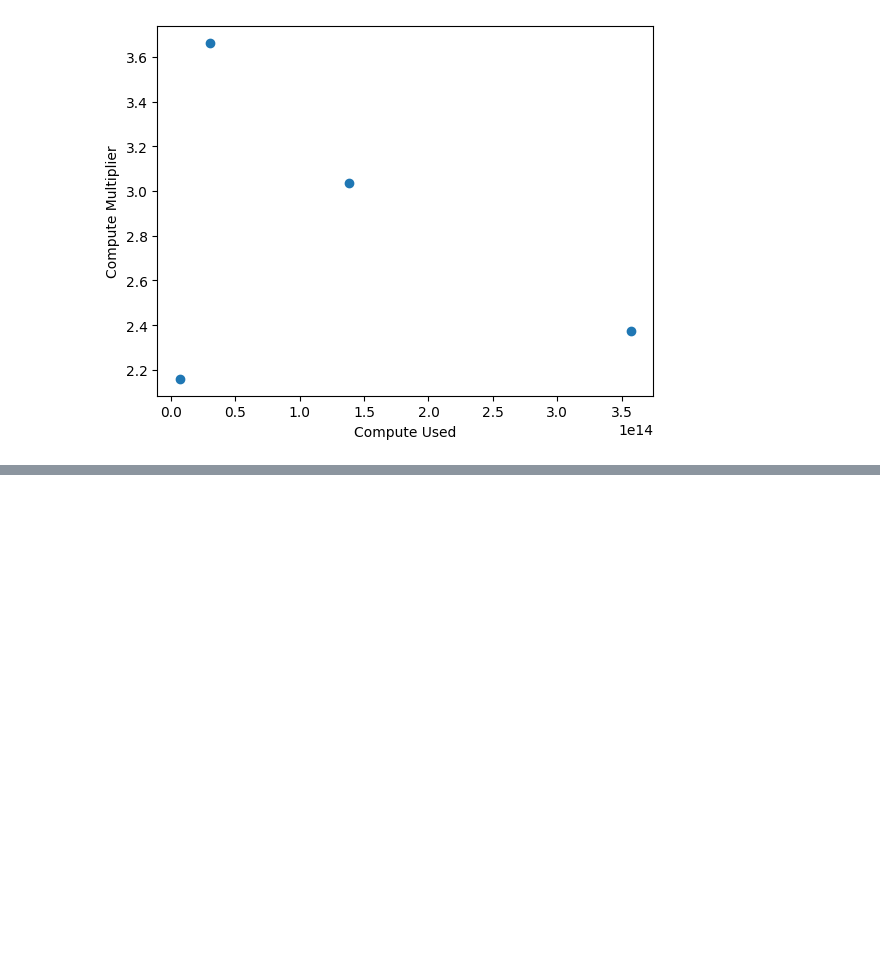
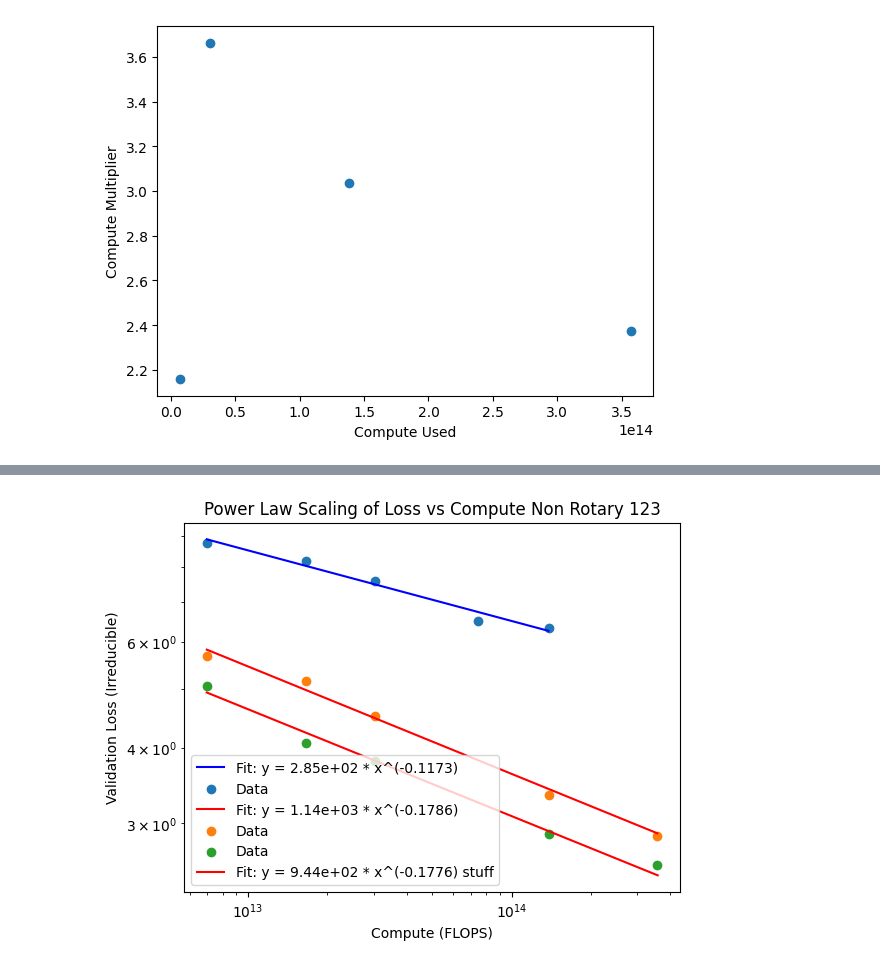
Before and after one commit to hansgundlach/Experimental_Progress, a Jupyter notebook: experimental_analysis/scaling_law_analysis.ipynb, the cells around one changed output, grey strips where cells are left out. Saved outputs shown, nothing was run; the diff lists cells and outputs as text; code cells hidden in the pictures; blank space fills up the shorter version.

```diff
--- a/experimental_analysis/scaling_law_analysis.ipynb
+++ b/experimental_analysis/scaling_law_analysis.ipynb
@@ -186,0 +269,75 @@ plt.show()
+# %%
+experiment_16_no_rotary_123 = pd.read_csv('../experimental_data_folder/Hidden_Dim_Scaling_No_Rotary_123/16d_no_rotary_123.csv')
+experiment_32_no_rotary_123 = pd.read_csv('../experimental_data_folder/Hidden_Dim_Scaling_No_Rotary_123/32d_no_rotary_123.csv')
+experiment_24_no_rotary_123 = pd.read_csv('../experimental_data_folder/Hidden_Dim_Scaling_No_Rotary_123/24d_no_rotary_123.csv')
+experiment_64_no_rotary_123 = pd.read_csv('../experimental_data_folder/Hidden_Dim_Scaling_No_Rotary_123/64d_no_rotary_123.csv')
+experiment_96_no_rotary_123 = pd.read_csv('../experimental_data_folder/Hidden_Dim_Scaling_No_Rotary_123/96d_no_rotary_123.csv')
+
+last_line_16_no_rotary_123 = experiment_16_no_rotary_123.iloc[-1]
+last_line_24_no_rotary_123 = experiment_24_no_rotary_123.iloc[-1]
+last_line_32_no_rotary_123 = experiment_32_no_rotary_123.iloc[-1]
+last_line_64_no_rotary_123 = experiment_64_no_rotary_123.iloc[-1]
+last_line_96_no_rotary_123 = experiment_96_no_rotary_123.iloc[-1]
+
+print(last_line_16_no_rotary_123)
+print(last_line_32_no_rotary_123)
+print(last_line_64_no_rotary_123)
+print(last_line_96_no_rotary_123)
+
+
+final_val_loss = [last_line_16_no_rotary_123['validation_loss'], last_line_24_no_rotary_123['validation_loss'], last_line_32_no_rotary_123['validation_loss'], last_line_64_no_rotary_123['validation_loss'], last_line_96_no_rotary_123['validation_loss']]
+final_compute = [last_line_16_no_rotary_123['total_flops_profiler'], last_line_24_no_rotary_123['total_flops_profiler'], last_line_32_no_rotary_123['total_flops_profiler'], last_line_64_no_rotary_123['total_flops_profiler'], last_line_96_no_rotary_123['total_flops_profiler']]
+
+
+import numpy as np
+from scipy.optimize import curve_fit
+
+
+final_compute = final_compute
+final_val_loss_irreducible = final_val_loss
+final_val_loss_irreducible = [val - 1.76 for val in final_val_loss_irreducible]
+
+def power_law(x, a, b):
+    return a * np.power(x, b)
+#fit a power law to the data
+x_data = np.array(final_compute)
+y_data = np.array(final_val_loss_irreducible)
+
+# Fit the power law
+params, covariance = curve_fit(power_law, x_data, y_data)
+a_no_rotary, b_no_rotary = params
+print(f"Power law fit: y = {a_no_rotary:.4e} * x^({b_no_rotary:.4f})")
+
+# Generate fitted curve for plotting
+x_fit_no_rotary_123 = np.logspace(np.log10(min(x_data)), np.log10(max(x_data)), 100)
+y_fit_no_rotary_123 = power_law(x_fit_no_rotary_123, a_no_rotary, b_no_rotary)
+
+
+#now stuff without sgd
+final_val_loss_irreducible_sgd_123 = [val - 1.76 for val in final_val_loss_sgd_123]
+x_data_sgd_123 = np.array(final_compute_sgd_123)
+y_data_sgd_123 = np.array(final_val_loss_irreducible_sgd_123)
+params, covariance = curve_fit(power_law, x_data_sgd_123, y_data_sgd_123)
+a_sgd_123, b_sgd_123 = params
+print(f"Power law fit: y = {a_sgd_123:.4e} * x^({b_sgd_123:.4f})")
+x_fit_sgd_123 = np.logspace(np.log10(min(x_data_sgd_123)), np.log10(max(x_data_sgd_123)), 100)
+y_fit_sgd_123 = power_law(x_fit_sgd_123, a_sgd_123, b_sgd_123)
+plt.plot(x_fit_sgd_123, y_fit_sgd_123, 'b-', label=f'Fit: y = {a_sgd_123:.2e} * x^({b_sgd_123:.4f})')
+plt.scatter(final_compute_sgd_123, final_val_loss_irreducible_sgd_123, label='Data')
+
+print(x_fit_no_rotary_123)
+print(y_fit_no_rotary_123)
+plt.plot(x_fit_no_rotary_123, y_fit_no_rotary_123, 'r-', label=f'Fit: y = {a_no_rotary:.2e} * x^({b_no_rotary:.4f})')
+
+
+plt.scatter(final_compute, final_val_loss_irreducible, label='Data')
+plt.scatter(final_compute, final_val_loss_irreducible_standard_123, label='Data')
+plt.plot(x_fit_standard_123, y_fit_standard_123, 'r-', label=f'Fit: y = {a:.2e} * x^({b:.4f}) stuff')
+plt.xlabel('Compute (FLOPS)')
+plt.ylabel('Validation Loss (Irreducible)')
+plt.yscale('log')
+plt.xscale('log')
+plt.legend()
+plt.title('Power Law Scaling of Loss vs Compute Non Rotary 123')
+plt.show()
+# %% [output]
@@ -186,0 +361 @@ plt.show()
+[figure, added]
```
Also changed, not shown: parts of 8 cells of this notebook, 5 other files.
